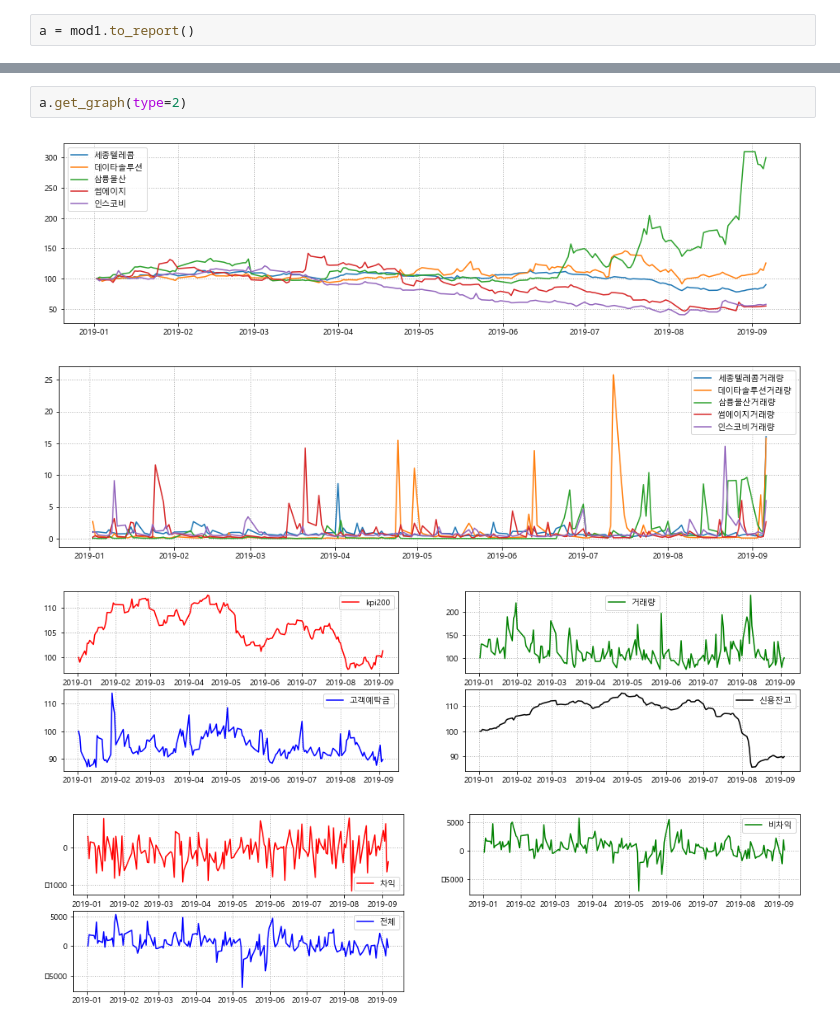
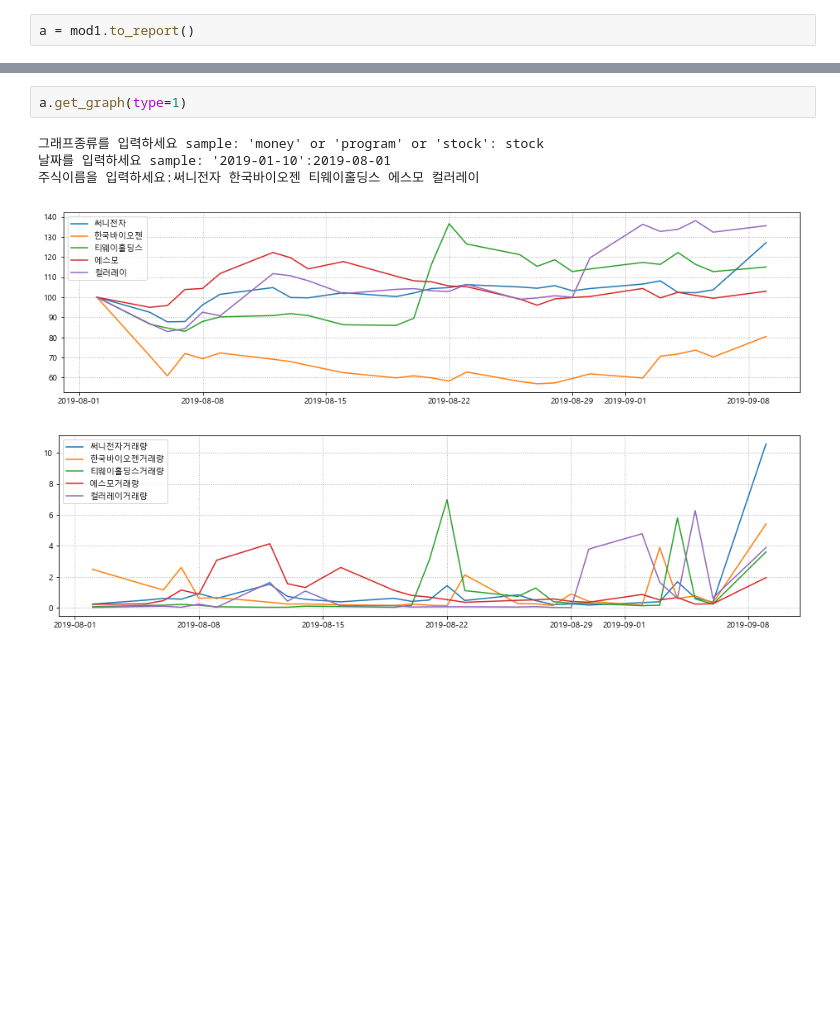
Before and after one commit to linux386/first_module, a Jupyter notebook: daily_report.ipynb, the cells around one changed output, grey strips where cells are left out. Saved outputs shown, nothing was run; the diff lists cells and outputs as text; blank space fills up the shorter version.

```diff
--- a/daily_report.ipynb
+++ b/daily_report.ipynb
@@ -40,7 +40,8 @@ a.stock_select_with_Volume_Close(type=2)
 # %%
-a.get_graph(type=2)
+a.get_graph(type=1)
 # %% [output]
+그래프종류를 입력하세요 sample: 'money' or 'program' or 'stock': stock
+날짜를 입력하세요 sample: '2019-01-10':2019-08-01
+주식이름을 입력하세요:써니전자 한국바이오젠 티웨이홀딩스 에스모 컬러레이
-[figure, old version]
+[figure, new version]
-[figure, old version]
+[figure, new version]
-[figure, removed]
-[figure, removed]
```
Also changed, not shown: parts of 1 cell of this notebook, 3 other files.
